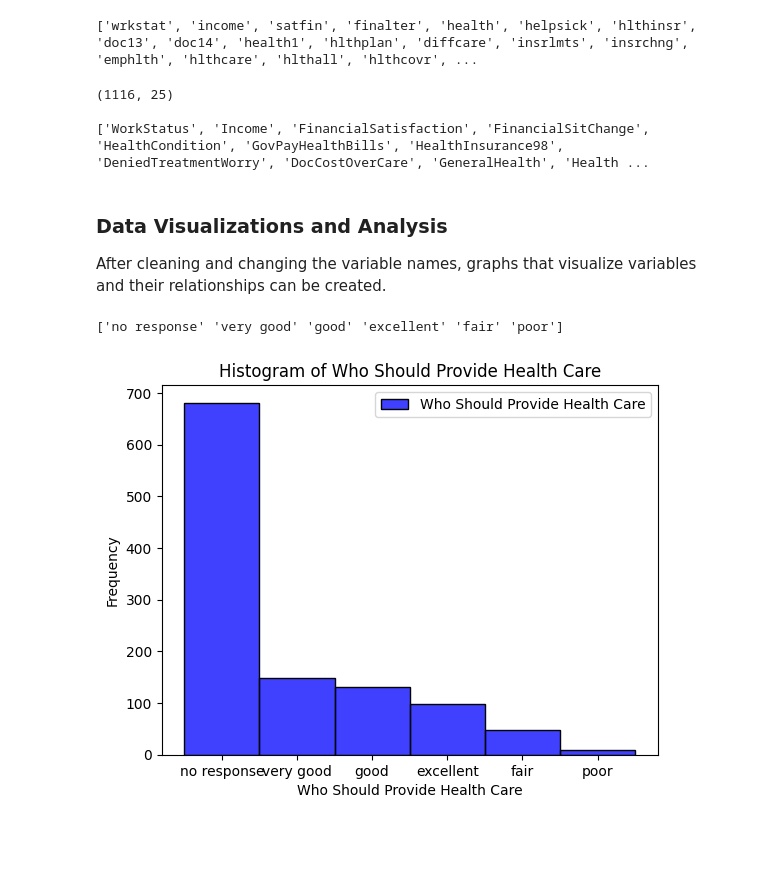
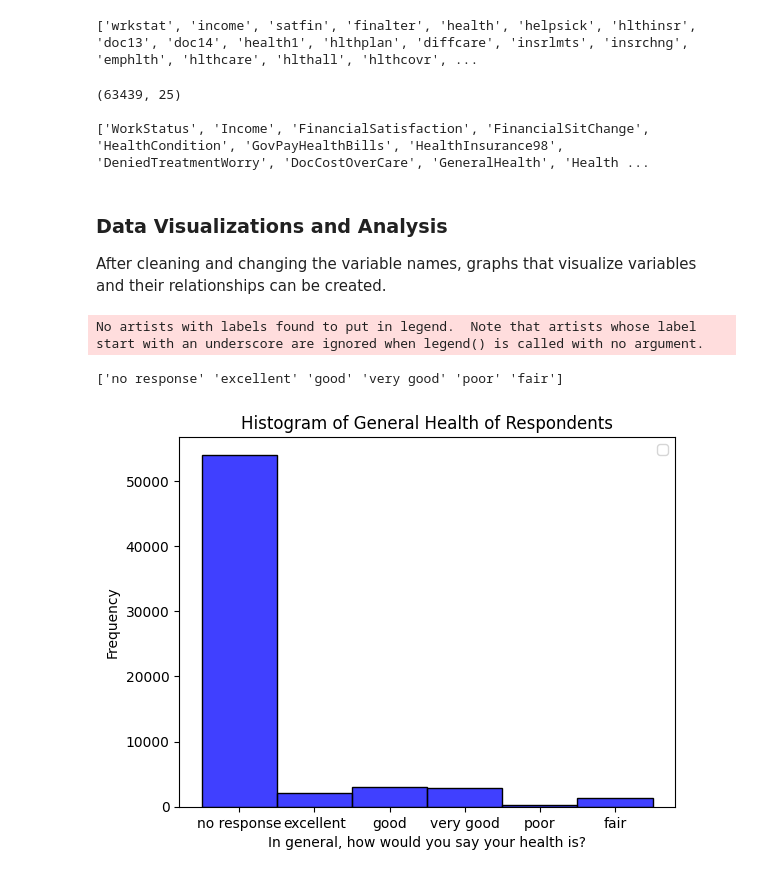
Before and after one commit to DS3001/group8, a Jupyter notebook: Untitled-1.ipynb, the cells around one changed output. Saved outputs shown, nothing was run; the diff lists cells and outputs as text; code cells hidden in the pictures; blank space fills up the shorter version.

Commit message:
fixed healthall variable to make graphs

```diff
--- a/Untitled-1.ipynb
+++ b/Untitled-1.ipynb
@@ -977,12 +977,21 @@ print(data['hlthall'].unique())
 missing = data['hlthall'].isnull().sum()
 print("Missing values Before Cleaning: ", missing, '\n')
 
-# To clean this variable, we decided to drop the NaN.
-# The data for this question was in terms of a scale - where integers were between 1 and 7.
-# Replacing the NaN with 'no response' would not help with analysis since this was a numeric variable.
-# Replacing the NaN with '0' would also not help since 0 is not an answer that respondents could give since the scale was from 1-7.
-# Thus, it was not useful to keep the NaN values so we dropped them.
-data = data.dropna(subset=['hlthall'])
+# Rather than having numbers as the data, we replaced the numbers with their actual meaning in order to make the data
+# more clear and understandable without needing to access the GSS data to see what the numbers represent
+value_mapping = {
+    '1.0': 'not at all important',
+    '2.0': 'slightly unimportant',
+    '3.0': 'somewhat unimportant',
+    '4.0': 'neutral',
+    '5.0': 'somewhat important',
+    '6.0': 'important',
+    '7.0': 'very important',
+}
+data['hlthall'].replace(value_mapping, inplace=True)
+
+# After replacing the numeric scales with more meaningful values, we decided to replace NaN with 'no response'
+data['hlthall'].fillna('no response', inplace= True)
 
 # Count the number of instances of each unique value in the column
 print("Number of Instances After Cleaning: ", '\n', data['hlthall'].value_counts(), '\n')
@@ -1119,7 +1130,7 @@ print(data.shape, '\n')
 # There are 25 columns as specificed in the data.shape output
 print(data.columns.tolist())
 # %% [output]
-(1116, 25)
+(63439, 25)
 
 ['WorkStatus', 'Income', 'FinancialSatisfaction', 'FinancialSitChange', 'HealthCondition', 'GovPayHealthBills', 'HealthInsurance98', 'DeniedTreatmentWorry', 'DocCostOverCare', 'GeneralHealth', 'Health ...
 # %% [markdown]
@@ -1133,14 +1144,15 @@ After cleaning and changing the variable names, graphs that visualize variables
 # %%
 # Make histograms for GeneralHealth
 var = 'GeneralHealth'
 # Generate histogram
-sns.histplot(df['GeneralHealth'], kde=False, color='blue', label='Who Should Provide Health Care', bins=30)
+sns.histplot(data['GeneralHealth'], kde=False, color='blue', bins=30)
 print(data['GeneralHealth'].unique())
 plt.legend()
 plt.xlabel('In general, how would you say your health is?')
 plt.ylabel('Frequency')
-plt.title('Histogram of General Health of Respondents)
+plt.title('Histogram of General Health of Respondents')
 plt.show()
 # %% [output]
-['no response' 'very good' 'good' 'excellent' 'fair' 'poor']
+No artists with labels found to put in legend.  Note that artists whose label start with an underscore are ignored when legend() is called with no argument.
+['no response' 'excellent' 'good' 'very good' 'poor' 'fair']
-[figure, old version]
+[figure, new version]
```
Also changed, not shown: parts of 2 cells of this notebook.
